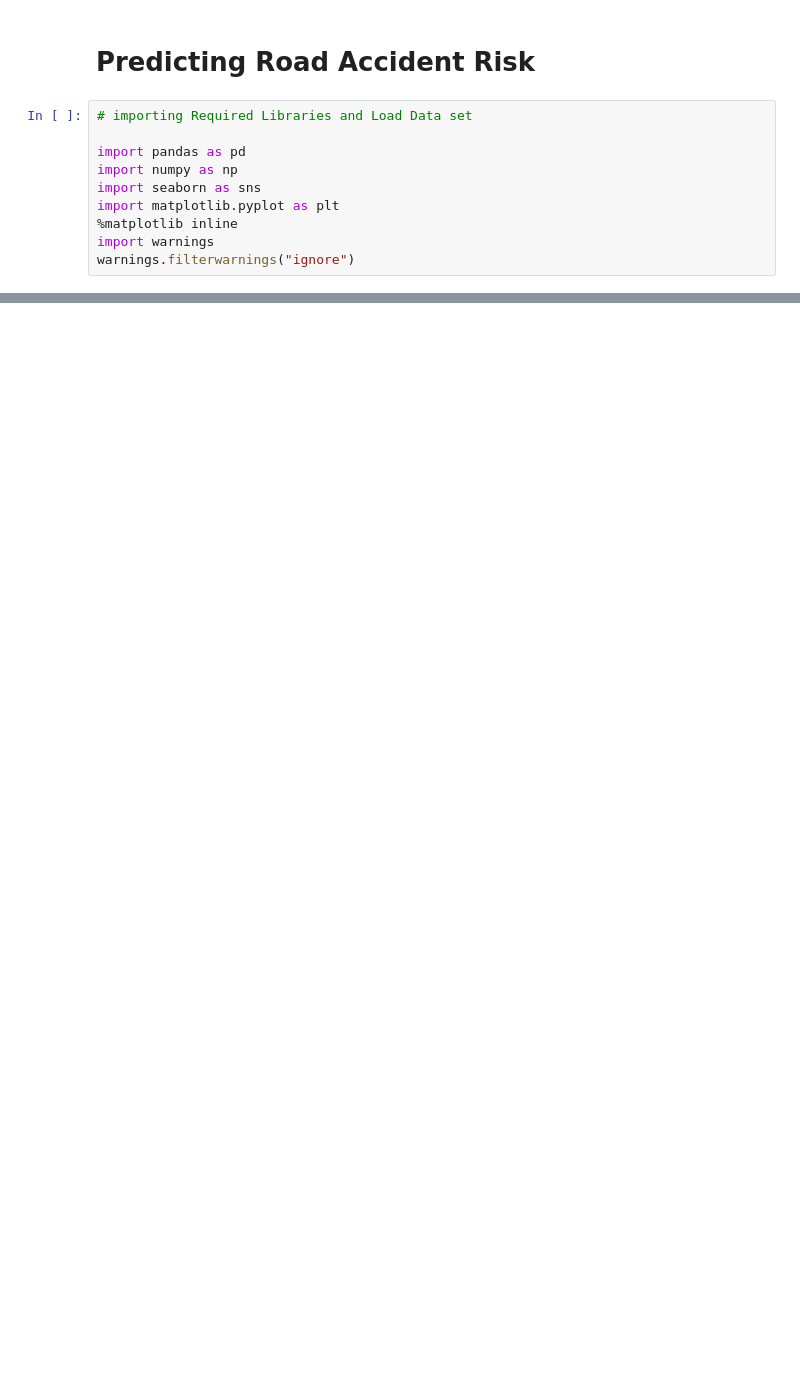
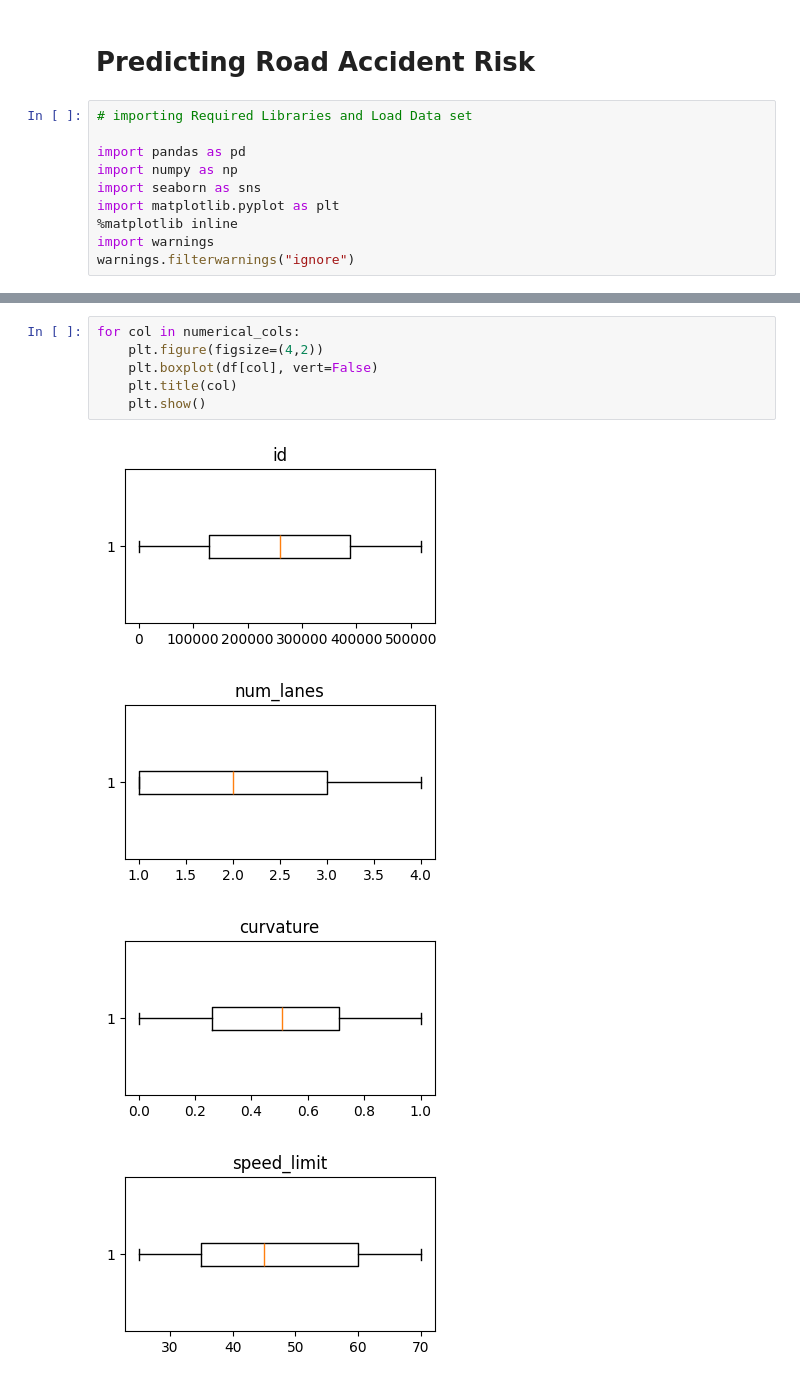
Before and after one commit to christopher-christain/Predicting-Road-Accident-Risk, a Jupyter notebook: Notebooks/EDA.ipynb, the cells around one changed output, grey strips where cells are left out. Cells and saved outputs as stored; diff of their text form; blank space fills up the shorter version.

```diff
--- a/Notebooks/EDA.ipynb
+++ b/Notebooks/EDA.ipynb
@@ -34,0 +60,11 @@ df_2.head()
+# %%
+for col in numerical_cols:
+    plt.figure(figsize=(4,2))
+    plt.boxplot(df[col], vert=False)
+    plt.title(col)
+    plt.show()
+# %% [output]
+[figure, added]
+[figure, added]
+[figure, added]
+[figure, added]
```
Also changed, not shown: parts of 15 cells of this notebook, 2 other files.
